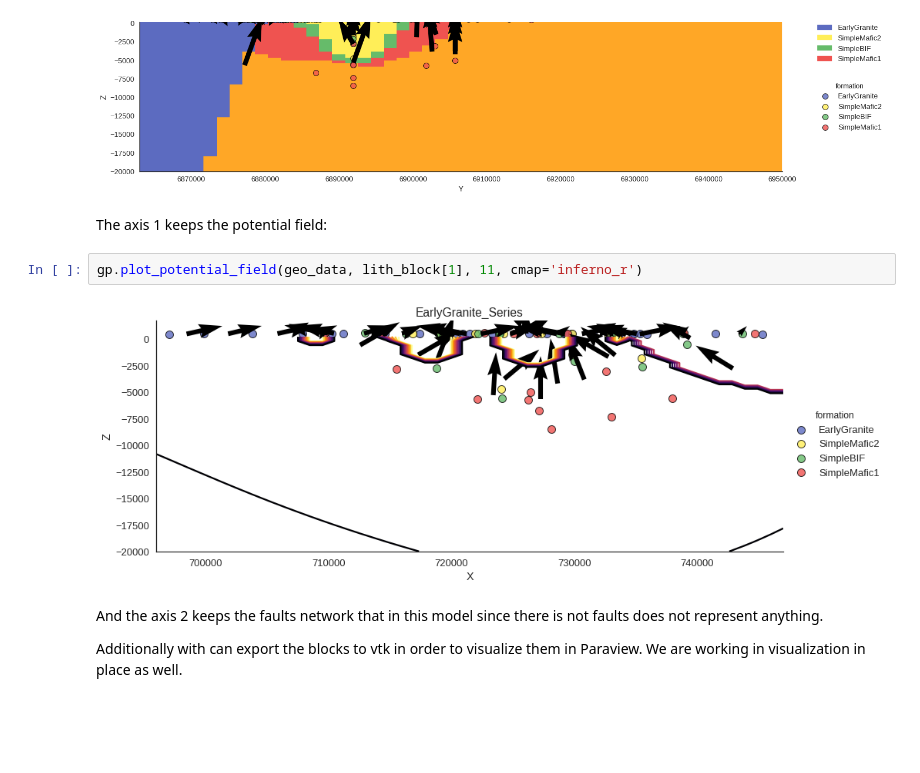
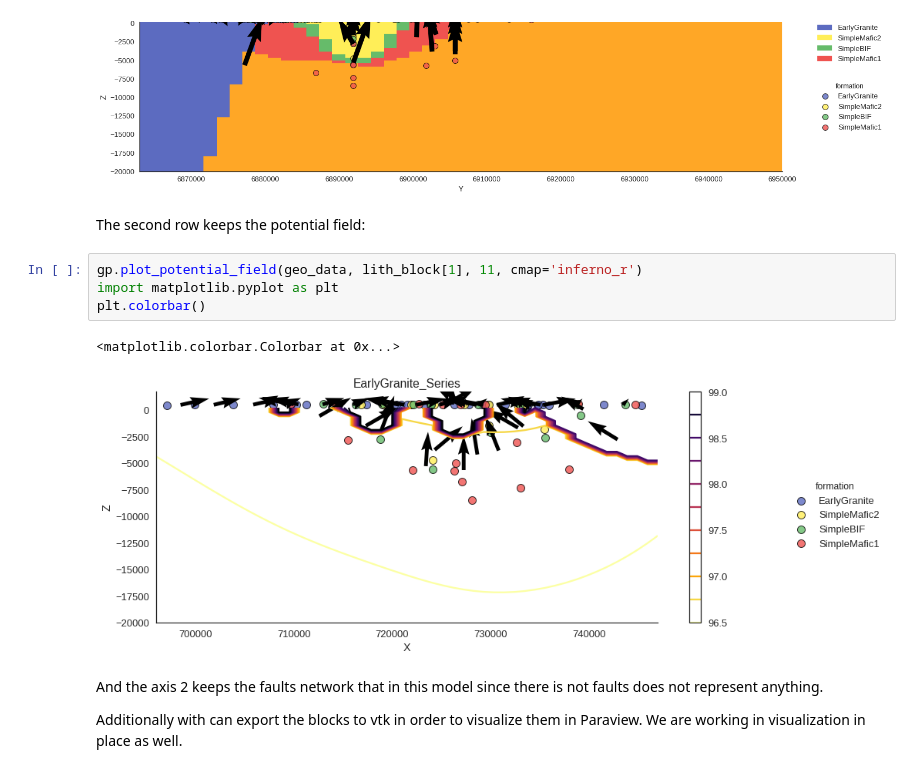
Before and after one commit to gempy-project/gempy, a Jupyter notebook: Tutorial/ch2.ipynb, the cells around one changed output. Saved outputs shown, nothing was run; the diff lists cells and outputs as text; blank space fills up the shorter version.

```diff
--- a/Tutorial/ch2.ipynb
+++ b/Tutorial/ch2.ipynb
@@ -104,11 +104,14 @@ fig.set_size_inches(18.5, 10.5)
 # %% [output]
 [figure]
 # %% [markdown]
-The axis 1 keeps the potential field:
+The second row keeps the potential field:
 # %%
 gp.plot_potential_field(geo_data, lith_block[1], 11, cmap='inferno_r')
+import matplotlib.pyplot as plt
+plt.colorbar()
 # %% [output]
+<matplotlib.colorbar.Colorbar at 0x...>
-[figure, old version]
+[figure, new version]
 # %% [markdown]
 And the axis 2 keeps the faults network that in this model since there is not faults does not represent anything.
 
```
Also changed, not shown: parts of 2 cells of this notebook, 13 other files.
